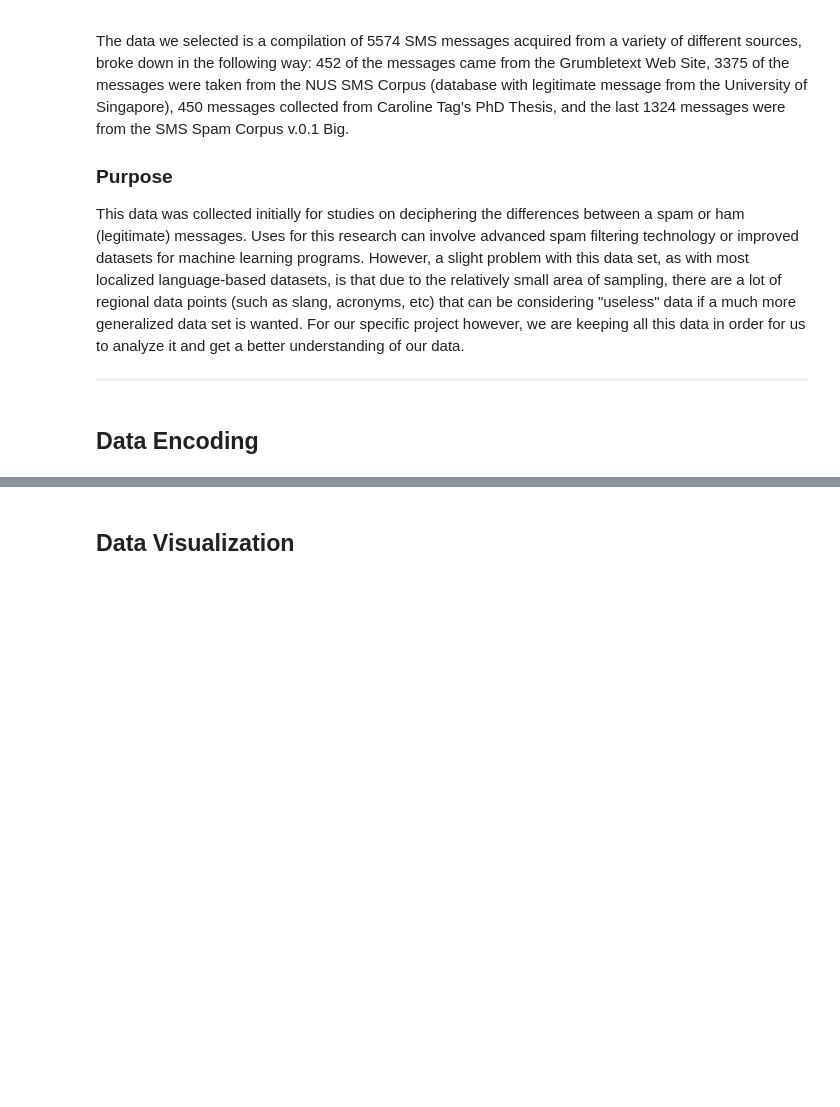
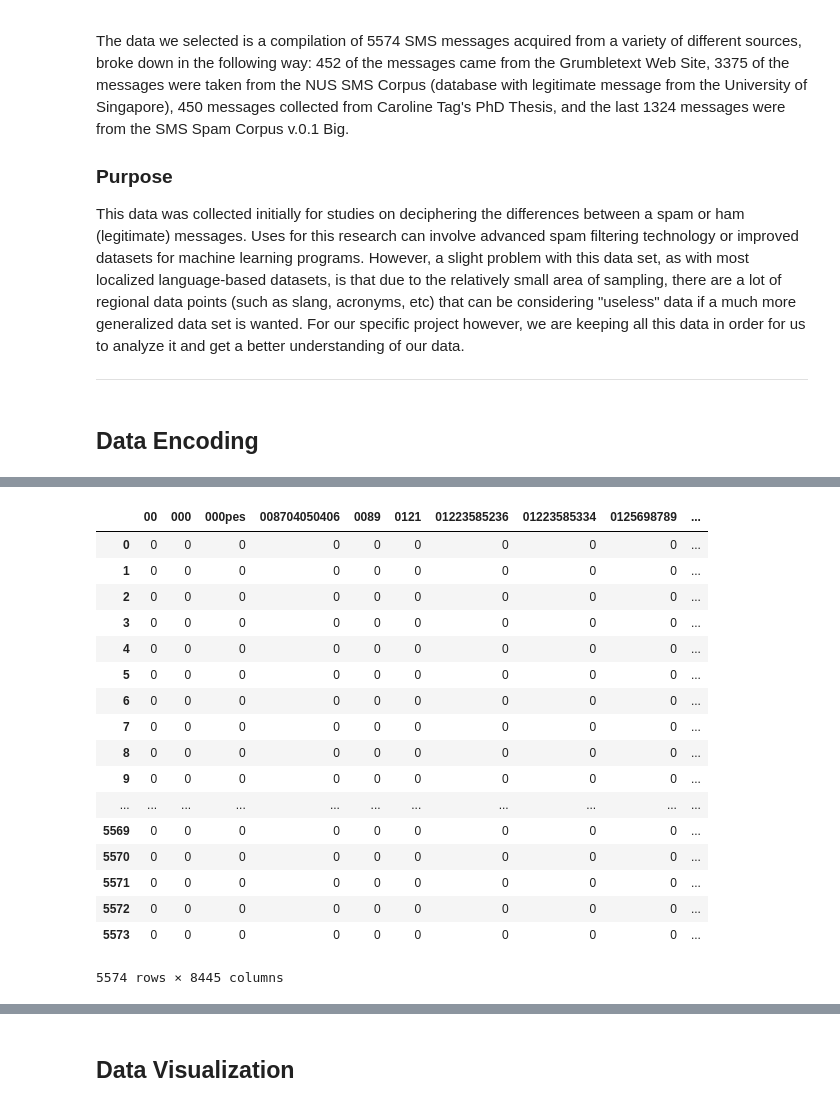
Before and after one commit to LukeWood/SpamVsHamDataAnalysis, a Jupyter notebook: DraftReport-2.ipynb, the cells around one changed output, grey strips where cells are left out. Saved outputs shown, nothing was run; the diff lists cells and outputs as text; code cells hidden in the pictures; blank space fills up the shorter version.

Commit message:
updated jupyter /w justin's code, added github data reference

```diff
--- a/DraftReport-2.ipynb
+++ b/DraftReport-2.ipynb
@@ -28,0 +25,15 @@ ___
+# %%
+import pandas as pd
+import numpy as np
+import requests
+from sklearn.feature_extraction.text import CountVectorizer, TfidfVectorizer
+
+count_vect = CountVectorizer(stop_words='english')
+
+descriptors_url = 'https://raw.githubusercontent.com/LukeWoodSMU/TextAnalysis/master/data/SMSSpamCollection'
+descriptors = requests.get(descriptors_url).text
+texts = []
+
+
+for line in descriptors.splitlines():
+    texts.append(line.rstrip().split("\t"))
@@ -28,0 +44,6 @@ ___
+# %%
+# Create bag of words
+bag_words = count_vect.fit_transform([t[1] for t in texts])
+
+# Show words and counts
+count_vect.vocabulary_
@@ -28,0 +68,23 @@ ___
+# %%
+# Words counts per row in pandas dataframe
+df = pd.DataFrame(data=bag_words.toarray(),columns=count_vect.get_feature_names())
+df
+# %% [output]
+|  | 00 | 000 | 000pes | 008704050406 | 0089 | 0121 | 01223585236 | 01223585334 | 0125698789 | ... |
+| 0 | 0 | 0 | 0 | 0 | 0 | 0 | 0 | 0 | 0 | ... |
+| 1 | 0 | 0 | 0 | 0 | 0 | 0 | 0 | 0 | 0 | ... |
+| 2 | 0 | 0 | 0 | 0 | 0 | 0 | 0 | 0 | 0 | ... |
+| 3 | 0 | 0 | 0 | 0 | 0 | 0 | 0 | 0 | 0 | ... |
+| 4 | 0 | 0 | 0 | 0 | 0 | 0 | 0 | 0 | 0 | ... |
+| 5 | 0 | 0 | 0 | 0 | 0 | 0 | 0 | 0 | 0 | ... |
+| 6 | 0 | 0 | 0 | 0 | 0 | 0 | 0 | 0 | 0 | ... |
+| 7 | 0 | 0 | 0 | 0 | 0 | 0 | 0 | 0 | 0 | ... |
+| 8 | 0 | 0 | 0 | 0 | 0 | 0 | 0 | 0 | 0 | ... |
+| 9 | 0 | 0 | 0 | 0 | 0 | 0 | 0 | 0 | 0 | ... |
+| ... | ... | ... | ... | ... | ... | ... | ... | ... | ... | ... |
+| 5569 | 0 | 0 | 0 | 0 | 0 | 0 | 0 | 0 | 0 | ... |
+| 5570 | 0 | 0 | 0 | 0 | 0 | 0 | 0 | 0 | 0 | ... |
+| 5571 | 0 | 0 | 0 | 0 | 0 | 0 | 0 | 0 | 0 | ... |
+| 5572 | 0 | 0 | 0 | 0 | 0 | 0 | 0 | 0 | 0 | ... |
+| 5573 | 0 | 0 | 0 | 0 | 0 | 0 | 0 | 0 | 0 | ... |
+5574 rows × 8445 columns
```
Also changed, not shown: parts of 9 cells of this notebook, 1 other file.
